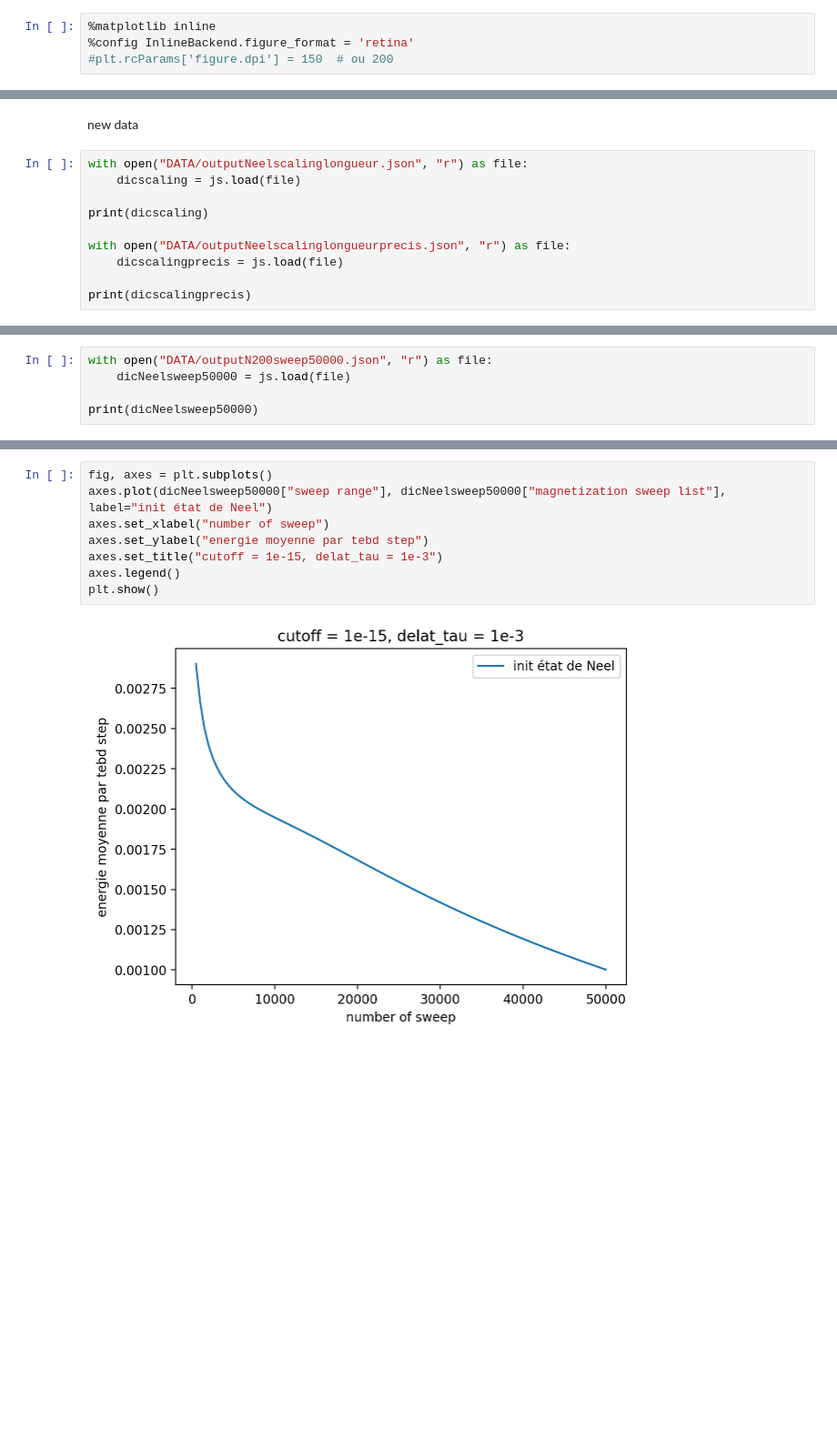
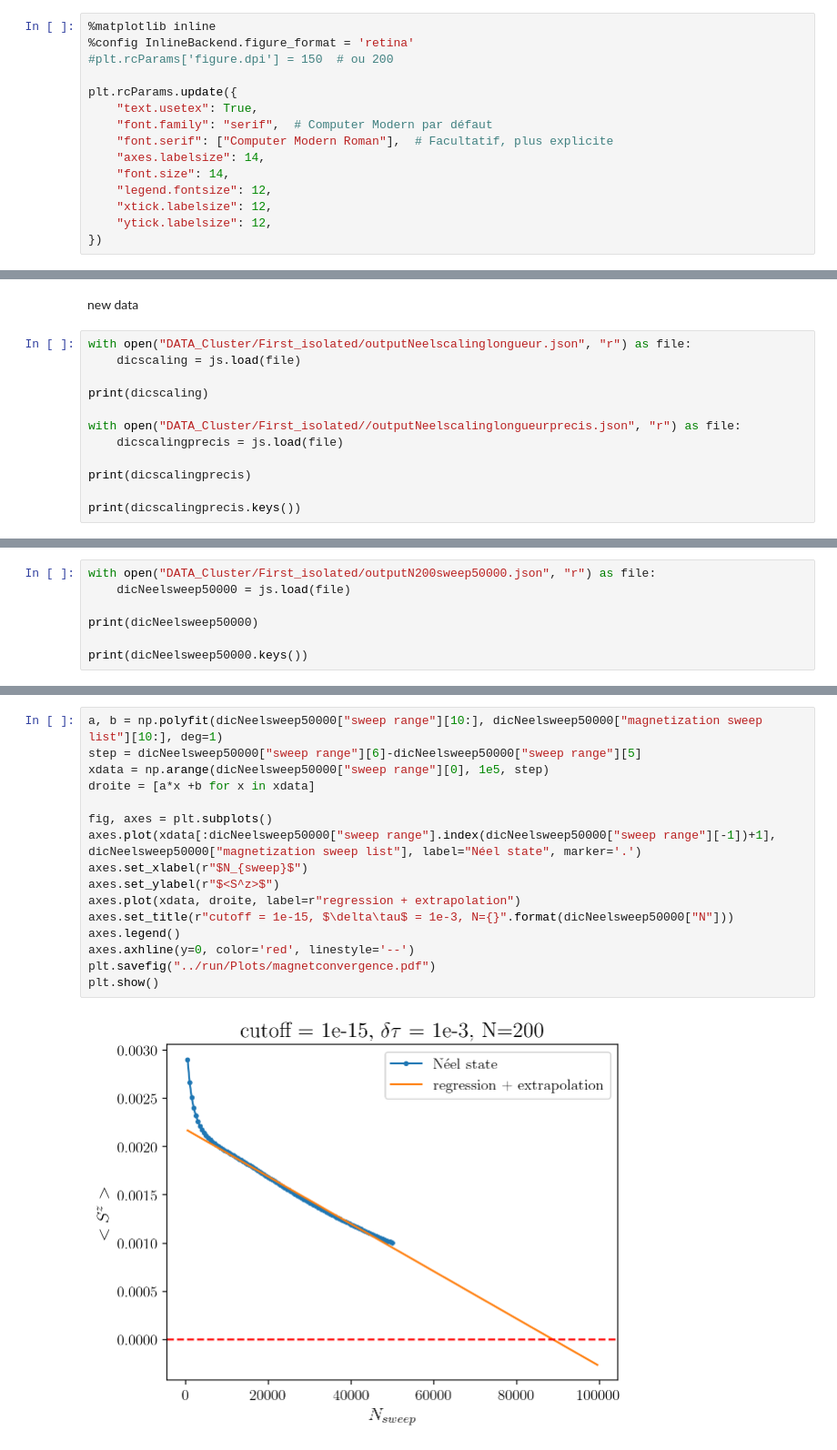
Before and after one commit to romanbeauvallet/Many-Body-Localization, a Jupyter notebook: analyse_simulations_julia/analysis.ipynb, the cells around one changed output, grey strips where cells are left out. Shown: that part at 91% size. Drawn from its saved outputs; the diff is of its cells as text; blank space fills up the shorter version.

```diff
--- a/analyse_simulations_julia/analysis.ipynb
+++ b/analyse_simulations_julia/analysis.ipynb
@@ -9,6 +9,17 @@ from scipy.optimize import curve_fit
 %matplotlib inline
 %config InlineBackend.figure_format = 'retina'
 #plt.rcParams['figure.dpi'] = 150  # ou 200
+
+plt.rcParams.update({
+    "text.usetex": True,
+    "font.family": "serif",  # Computer Modern par défaut
+    "font.serif": ["Computer Modern Roman"],  # Facultatif, plus explicite
+    "axes.labelsize": 14,
+    "font.size": 14,
+    "legend.fontsize": 12,
+    "xtick.labelsize": 12,
+    "ytick.labelsize": 12,
+})
 # %% [markdown]
 data
 # %%
@@ -188,15 +219,17 @@ plt.show()
 # %% [markdown]
 new data
 # %%
-with open("DATA/outputNeelscalinglongueur.json", "r") as file:
+with open("DATA_Cluster/First_isolated/outputNeelscalinglongueur.json", "r") as file:
     dicscaling = js.load(file)
 
 print(dicscaling)
 
-with open("DATA/outputNeelscalinglongueurprecis.json", "r") as file:
+with open("DATA_Cluster/First_isolated//outputNeelscalinglongueurprecis.json", "r") as file:
     dicscalingprecis = js.load(file)
 
 print(dicscalingprecis)
+
+print(dicscalingprecis.keys())
 # %% [output]
 {'maximum bond dimension per tebd step': [18, 26, 26, 26, 26, 26, 26, 26, 26, 26, 26, 26, 26, 26, 26], 'energy sweep list': [-0.470715440768933, -0.4425228757700633, -0.44253319630527294, -0.442533167 ...
 {'maximum bond dimension per tebd step': [20, 34, 38, 38, 38, 38, 38, 38, 38, 38, 38, 38, 38, 38, 38, 38, 38, 38, 38, 38, 38, 38, 38, 38, 38, 38, 38, 38, 38, 38, 38, 38, 38, 38, 38, 38, 38, 38, 38, 38 ...
@@ -229,7 +305,9 @@ plt.show()
 # %%
-with open("DATA/outputN200sweep50000.json", "r") as file:
+with open("DATA_Cluster/First_isolated/outputN200sweep50000.json", "r") as file:
     dicNeelsweep50000 = js.load(file)
 
 print(dicNeelsweep50000)
+
+print(dicNeelsweep50000.keys())
 # %% [output]
 {'effective sweep list': [500, 500, 500, 500, 500, 500, 500, 500, 500, 500, 500, 500, 500, 500, 500, 500, 500, 500, 500, 500, 500, 500, 500, 500, 500, 500, 500, 500, 500, 500, 500, 500, 500, 500, 500, ...
@@ -248,13 +328,21 @@ plt.show()
 # %%
+a, b = np.polyfit(dicNeelsweep50000["sweep range"][10:], dicNeelsweep50000["magnetization sweep list"][10:], deg=1)
+step = dicNeelsweep50000["sweep range"][6]-dicNeelsweep50000["sweep range"][5]
+xdata = np.arange(dicNeelsweep50000["sweep range"][0], 1e5, step)
+droite = [a*x +b for x in xdata]
+
 fig, axes = plt.subplots()
-axes.plot(dicNeelsweep50000["sweep range"], dicNeelsweep50000["magnetization sweep list"], label="init état de Neel")
-axes.set_xlabel("number of sweep")
-axes.set_ylabel("energie moyenne par tebd step")
-axes.set_title("cutoff = 1e-15, delat_tau = 1e-3")
+axes.plot(xdata[:dicNeelsweep50000["sweep range"].index(dicNeelsweep50000["sweep range"][-1])+1], dicNeelsweep50000["magnetization sweep list"], label="Néel state", marker='.')
+axes.set_xlabel(r"$N_{sweep}$")
+axes.set_ylabel(r"$<S^z>$")
+axes.plot(xdata, droite, label=r"regression + extrapolation")
+axes.set_title(r"cutoff = 1e-15, $\delta\tau$ = 1e-3, N={}".format(dicNeelsweep50000["N"]))
 axes.legend()
+axes.axhline(y=0, color='red', linestyle='--')
+plt.savefig("../run/Plots/magnetconvergence.pdf")
 plt.show()
 # %% [output]
-[figure, old version]
+[figure, new version]
 # %%
 fig, axes = plt.subplots()
 axes.loglog(dicNeelsweep50000["sweep range"], dicNeelsweep50000["maximum bond dimension per tebd step"], label="init état de Neel")
```
Also changed, not shown: parts of 11 cells of this notebook, 2 other files.
